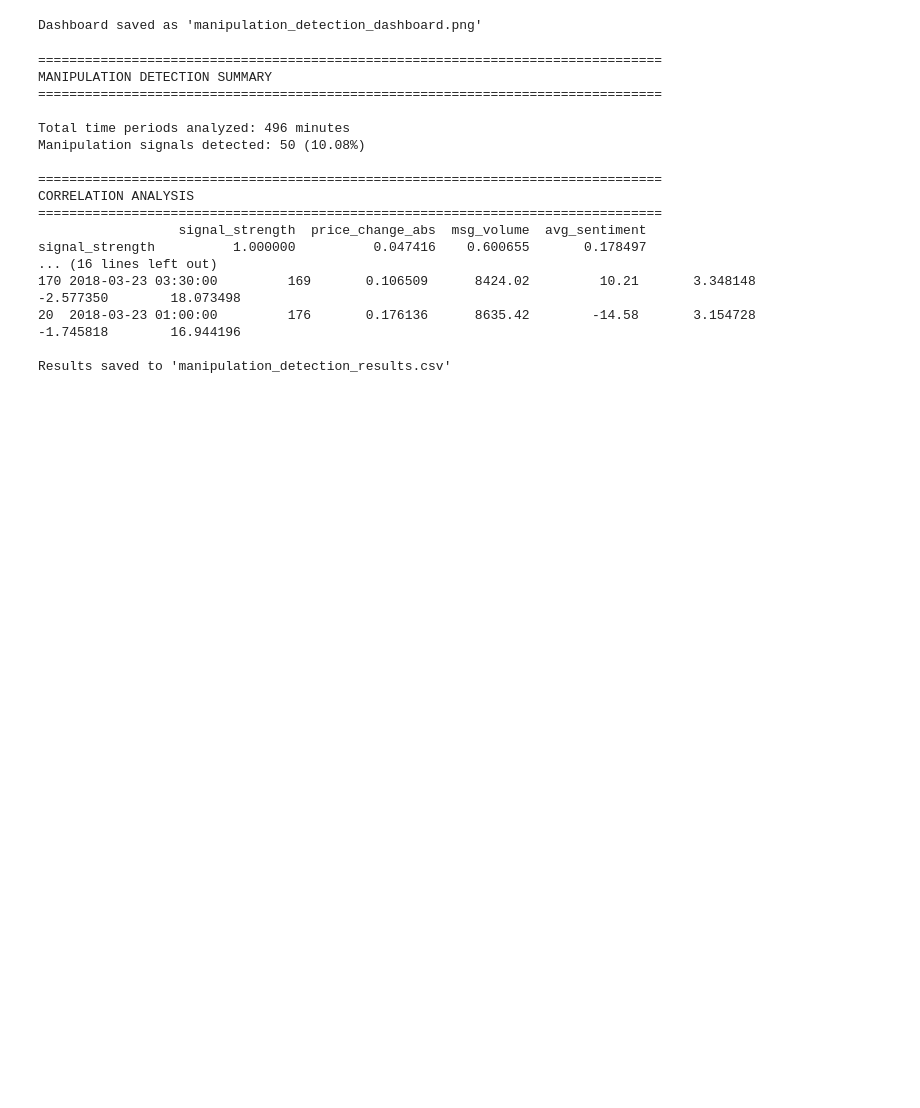
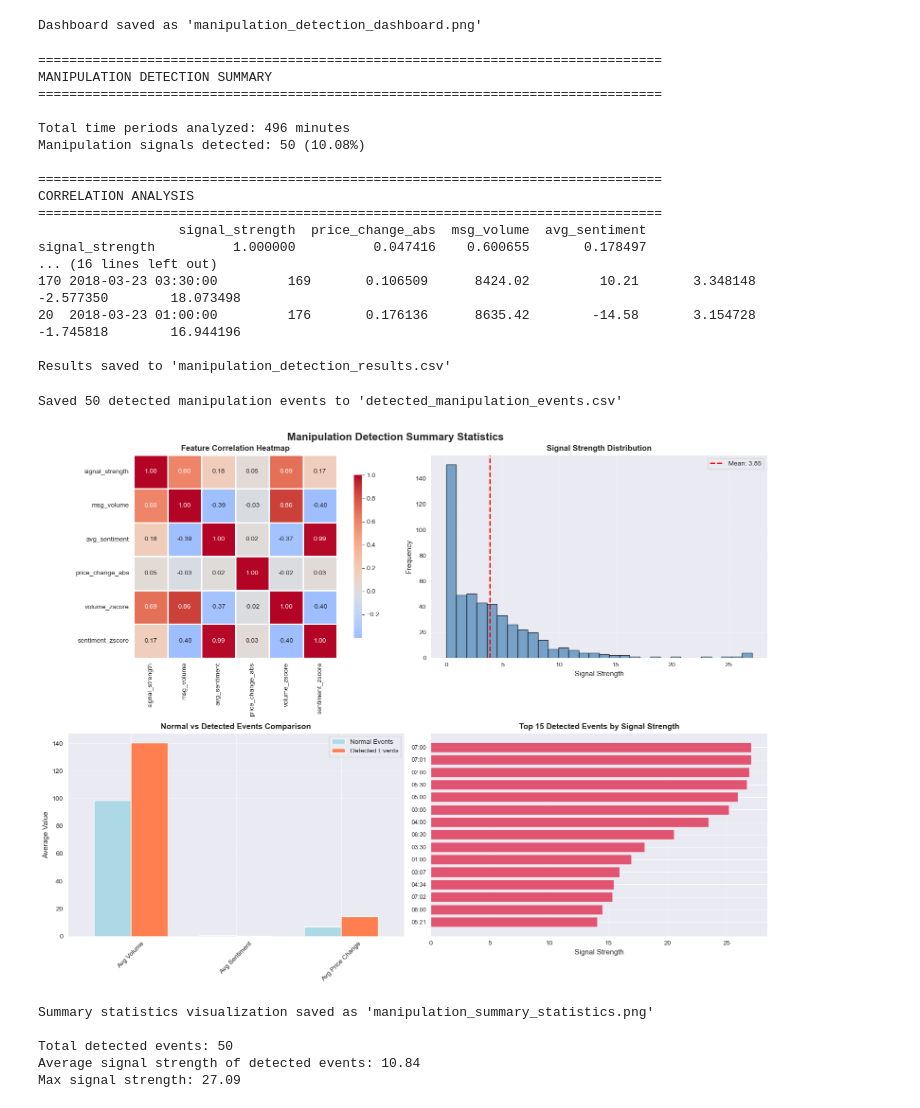
Before and after one commit to kyletsuji/market_manipulation_detector, a Jupyter notebook: data_preprocessing.ipynb, the cells around one changed output. Drawn from its saved outputs; the diff is of its cells as text; code cells hidden in the pictures; blank space fills up the shorter version.

Commit message:
Update README, add requirements.txt, and fix dashboard visualization (3 plots)

```diff
--- a/data_preprocessing.ipynb
+++ b/data_preprocessing.ipynb
@@ -361,3 +361,81 @@ signal_strength          1.000000          0.047416    0.600655       0.178497
 20  2018-03-23 01:00:00         176       0.176136      8635.42        -14.58       3.154728         -1.745818        16.944196
 
 Results saved to 'manipulation_detection_results.csv'
+# %%
+# Save Detected Manipulation Events and Create Summary Statistics Visualization
+
+# Filter and save only detected manipulation events
+detected_events = preprocessed_data[preprocessed_data['combined_manipulation_signal'] == 1].copy()
+detected_events = detected_events.sort_values('signal_strength', ascending=False)
+
+# Save detected events to CSV
+detected_events.to_csv('detected_manipulation_events.csv', index=False)
+print(f"Saved {len(detected_events)} detected manipulation events to 'detected_manipulation_events.csv'")
+
+# Create Summary Statistics Visualization
+fig, axes = plt.subplots(2, 2, figsize=(16, 12))
+fig.suptitle('Manipulation Detection Summary Statistics', fontsize=16, fontweight='bold')
+
+# Plot 1: Correlation Heatmap
+ax1 = axes[0, 0]
+correlation_features = ['signal_strength', 'msg_volume', 'avg_sentiment', 'price_change_abs',
+                         'volume_zscore', 'sentiment_zscore']
+corr_matrix = preprocessed_data[correlation_features].corr()
+sns.heatmap(corr_matrix, annot=True, fmt='.2f', cmap='coolwarm', center=0,
+            square=True, linewidths=1, cbar_kws={"shrink": 0.8}, ax=ax1)
+ax1.set_title('Feature Correlation Heatmap', fontsize=12, fontweight='bold')
+
+# Plot 2: Signal Strength Distribution
+ax2 = axes[0, 1]
+ax2.hist(preprocessed_data['signal_strength'], bins=30, color='steelblue', alpha=0.7, edgecolor='black')
+ax2.axvline(preprocessed_data['signal_strength'].mean(), color='red', linestyle='--',
+           linewidth=2, label=f'Mean: {preprocessed_data["signal_strength"].mean():.2f}')
+ax2.set_xlabel('Signal Strength', fontsize=11)
+ax2.set_ylabel('Frequency', fontsize=11)
+ax2.set_title('Signal Strength Distribution', fontsize=12, fontweight='bold')
+ax2.legend()
+ax2.grid(True, alpha=0.3)
+
+# Plot 3: Detected vs Normal Events Comparison
+ax3 = axes[1, 0]
+normal_events = preprocessed_data[preprocessed_data['combined_manipulation_signal'] == 0]
+comparison_data = pd.DataFrame({
+    'Normal Events': [normal_events['msg_volume'].mean(), normal_events['avg_sentiment'].mean(),
+                     normal_events['price_change_abs'].mean()],
+    'Detected Events': [detected_events['msg_volume'].mean(), detected_events['avg_sentiment'].mean(),
+                       detected_events['price_change_abs'].mean()]
+}, index=['Avg Volume', 'Avg Sentiment', 'Avg Price Change'])
+comparison_data.plot(kind='bar', ax=ax3, color=['lightblue', 'coral'], width=0.7)
+ax3.set_ylabel('Average Value', fontsize=11)
+ax3.set_title('Normal vs Detected Events Comparison', fontsize=12, fontweight='bold')
+ax3.legend()
+ax3.grid(True, alpha=0.3, axis='y')
+ax3.tick_params(axis='x', rotation=45)
+
+# Plot 4: Top 15 Detected Events by Signal Strength
+ax4 = axes[1, 1]
+top_15 = detected_events.nlargest(15, 'signal_strength')
+ax4.barh(range(len(top_15)), top_15['signal_strength'], color='crimson', alpha=0.7)
+ax4.set_yticks(range(len(top_15)))
+ax4.set_yticklabels([pd.to_datetime(str(t)).strftime('%H:%M') for t in top_15['minute']], fontsize=9)
+ax4.set_xlabel('Signal Strength', fontsize=11)
+ax4.set_title('Top 15 Detected Events by Signal Strength', fontsize=12, fontweight='bold')
+ax4.grid(True, alpha=0.3, axis='x')
+ax4.invert_yaxis()
+
+plt.tight_layout()
+plt.savefig('manipulation_summary_statistics.png', dpi=300, bbox_inches='tight')
+plt.show()
+
+print(f"\nSummary statistics visualization saved as 'manipulation_summary_statistics.png'")
+print(f"\nTotal detected events: {len(detected_events)}")
+print(f"Average signal strength of detected events: {detected_events['signal_strength'].mean():.2f}")
+print(f"Max signal strength: {detected_events['signal_strength'].max():.2f}")
+# %% [output]
+Saved 50 detected manipulation events to 'detected_manipulation_events.csv'
+[figure, added]
+Summary statistics visualization saved as 'manipulation_summary_statistics.png'
+
+Total detected events: 50
+Average signal strength of detected events: 10.84
+Max signal strength: 27.09
```
Also changed, not shown: parts of 1 cell of this notebook, 2 other files.
